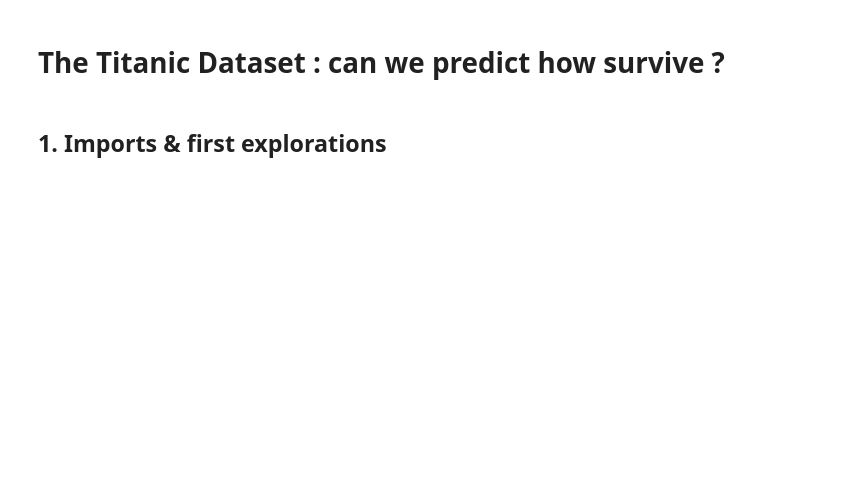
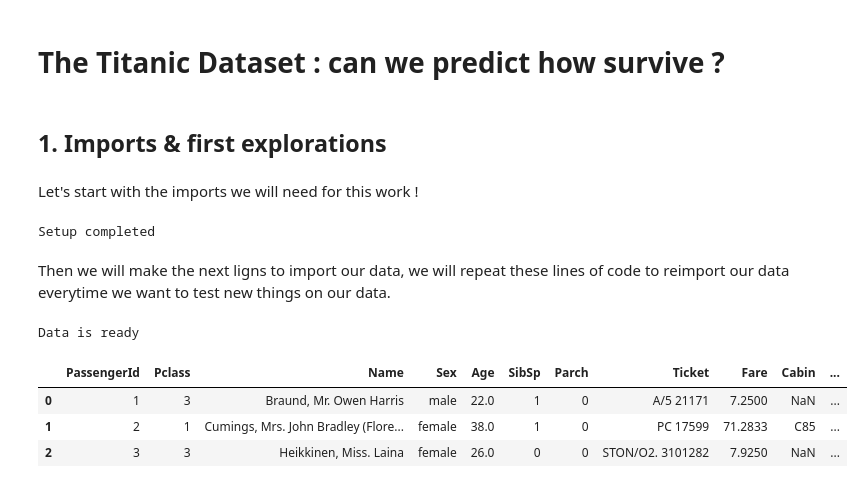
Before and after one commit to leclercrafael/kaggle_titanic, a Jupyter notebook: main.ipynb, the cells around one changed output. Cells and saved outputs as stored; diff of their text form; code cells hidden in the pictures; blank space fills up the shorter version.

```diff
--- a/main.ipynb
+++ b/main.ipynb
@@ -2,6 +2,8 @@
 <h1>The Titanic Dataset : can we predict how survive ?
 # %% [markdown]
 <h2>1. Imports & first explorations
+# %% [markdown]
+Let's start with the imports we will need for this work !
 # %%
 import pandas as pd
 import numpy as np
@@ -35,3 +37,25 @@ import xgboost
 from xgboost import XGBClassifier
 from sklearn.ensemble import GradientBoostingClassifier
 from sklearn.experimental import enable_iterative_imputer
+
+print('Setup completed')
+# %% [output]
+Setup completed
+# %% [markdown]
+Then we will make the next ligns to import our data, we will repeat these lines of code to reimport our data everytime we want to test new things on our data.
+# %%
+train = pd.read_csv('data/train.csv')
+test = pd.read_csv('data/test.csv')
+index_test = test.PassengerId
+X_train = train.drop(columns=['Survived'], axis=1)
+y_train = train.Survived
+print('Data is ready')
+# %% [output]
+Data is ready
+# %%
+X_train.head(3)
+# %% [output]
+|  | PassengerId | Pclass | Name | Sex | Age | SibSp | Parch | Ticket | Fare | Cabin | ... |
+| 0 | 1 | 3 | Braund, Mr. Owen Harris | male | 22.0 | 1 | 0 | A/5 21171 | 7.2500 | NaN | ... |
+| 1 | 2 | 1 | Cumings, Mrs. John Bradley (Flore... | female | 38.0 | 1 | 0 | PC 17599 | 71.2833 | C85 | ... |
+| 2 | 3 | 3 | Heikkinen, Miss. Laina | female | 26.0 | 0 | 0 | STON/O2. 3101282 | 7.9250 | NaN | ... |
```
Also changed, not shown: parts of 9 cells of this notebook.
